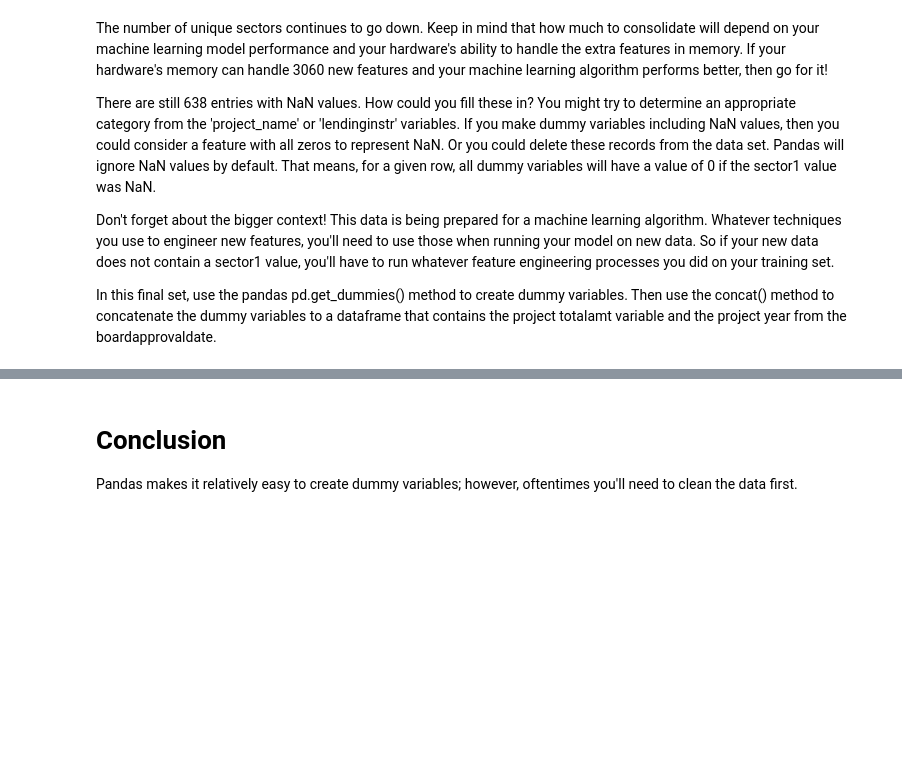
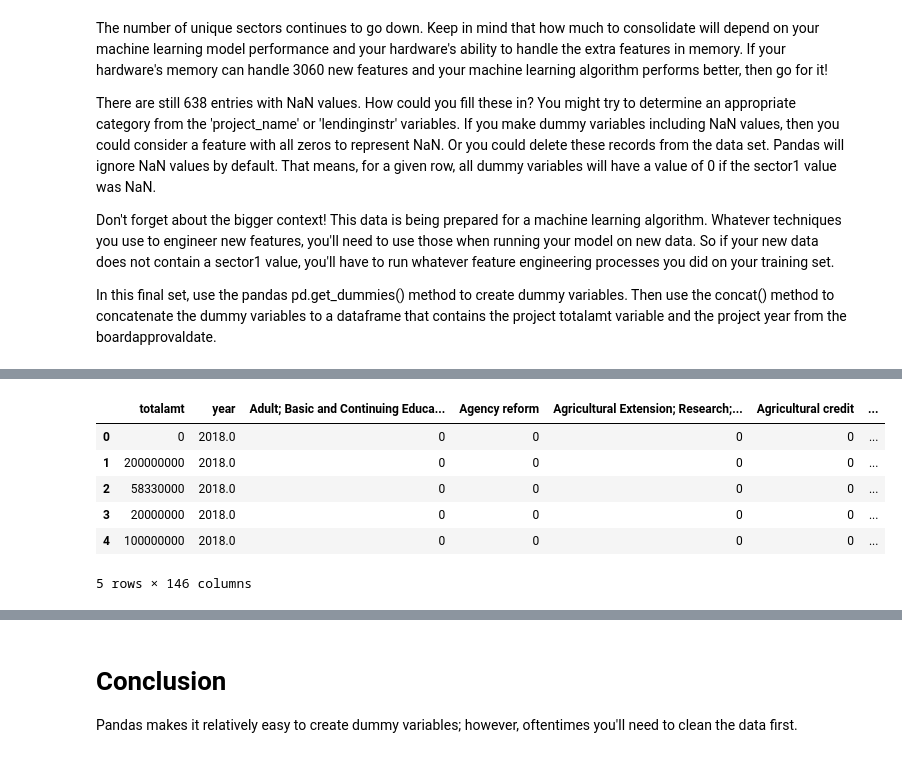
Before and after one commit to RobertZ-dev/Udacity_DSND, a Jupyter notebook: lessons/ETLPipelines/12_dummyvariables_exercise/12_dummyvariables_exercise.ipynb, the cells around one changed output, grey strips where cells are left out. Cells and saved outputs as stored; diff of their text form; code cells hidden in the pictures; blank space fills up the shorter version.

```diff
--- a/lessons/ETLPipelines/12_dummyvariables_exercise/12_dummyvariables_exercise.ipynb
+++ b/lessons/ETLPipelines/12_dummyvariables_exercise/12_dummyvariables_exercise.ipynb
@@ -322,0 +416,14 @@ df_final.head()
+# %%
+projects['year'] = projects['boardapprovaldate'].dt.year
+df = projects[['totalamt','year']]
+df_final = pd.concat([df, dummies], axis=1)
+
+df_final.head()
+# %% [output]
+|  | totalamt | year | Adult; Basic and Continuing Educa... | Agency reform | Agricultural Extension; Research;... | Agricultural credit | ... |
+| 0 | 0 | 2018.0 | 0 | 0 | 0 | 0 | ... |
+| 1 | 200000000 | 2018.0 | 0 | 0 | 0 | 0 | ... |
+| 2 | 58330000 | 2018.0 | 0 | 0 | 0 | 0 | ... |
+| 3 | 20000000 | 2018.0 | 0 | 0 | 0 | 0 | ... |
+| 4 | 100000000 | 2018.0 | 0 | 0 | 0 | 0 | ... |
+5 rows × 146 columns
```
Also changed, not shown: parts of 16 cells of this notebook.
